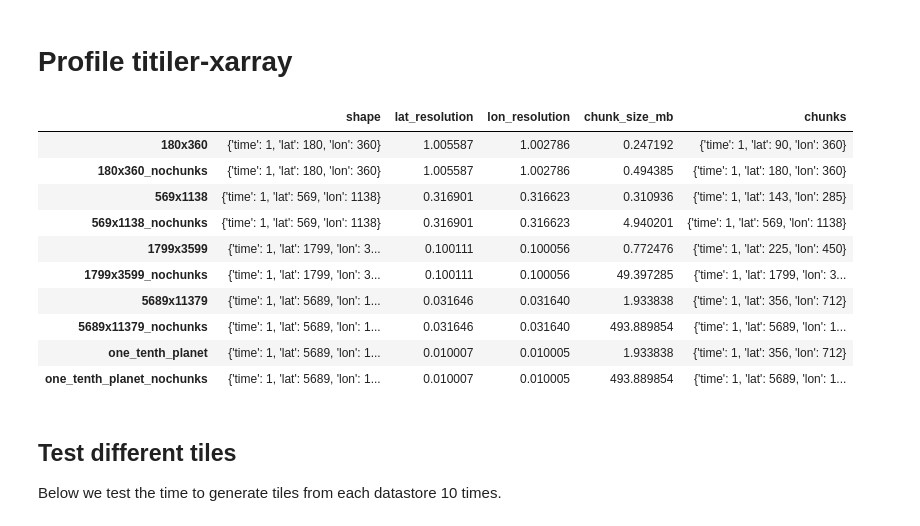
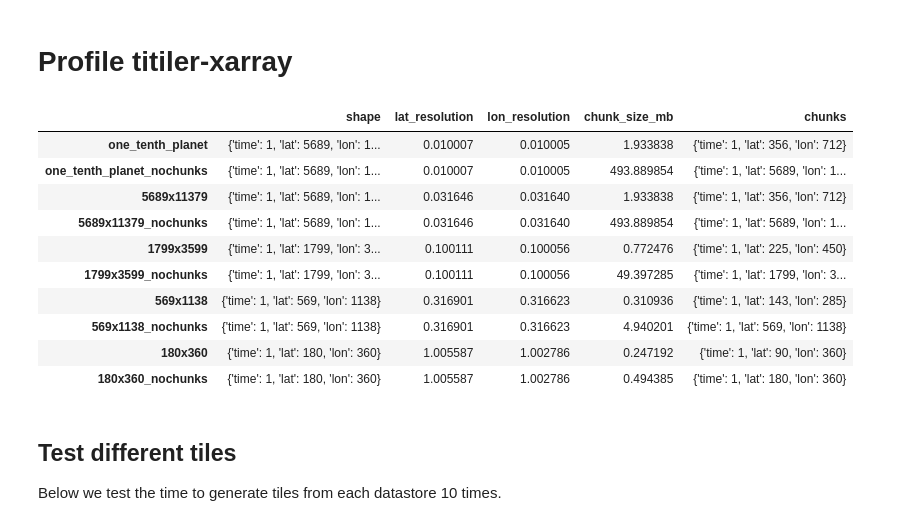
Before and after one commit to developmentseed/tile-benchmarking, a Jupyter notebook: profiling/fake-data-profiling.ipynb, the cells around one changed output. Drawn from its saved outputs; the diff is of its cells as text; code cells hidden in the pictures.

```diff
--- a/profiling/fake-data-profiing.ipynb
+++ b/profiling/fake-data-profiling.ipynb
@@ -63,20 +63,22 @@ for shape in shapes:
     ds_nochunk_specs = zarr_helpers.get_dataset_specs(key, nochunk_store_dir, variable, ds_nochunk)
     datastores[key] = ds_nochunk_specs
 # %%
-df = pd.DataFrame.from_dict(datastores, orient='index')
-df.drop(columns=['collection_name', 'variable', 'source', 'dtype', 'number_coord_chunks', 'compression'])
+datastores_df = pd.DataFrame.from_dict(datastores, orient='index')
+datastores_df.drop(
+    columns=['collection_name', 'variable', 'source', 'dtype', 'number_coord_chunks', 'compression']
+).sort_values('lat_resolution')
 # %% [output]
 |  | shape | lat_resolution | lon_resolution | chunk_size_mb | chunks |
+| one_tenth_planet | {'time': 1, 'lat': 5689, 'lon': 1... | 0.010007 | 0.010005 | 1.933838 | {'time': 1, 'lat': 356, 'lon': 712} |
+| one_tenth_planet_nochunks | {'time': 1, 'lat': 5689, 'lon': 1... | 0.010007 | 0.010005 | 493.889854 | {'time': 1, 'lat': 5689, 'lon': 1... |
+| 5689x11379 | {'time': 1, 'lat': 5689, 'lon': 1... | 0.031646 | 0.031640 | 1.933838 | {'time': 1, 'lat': 356, 'lon': 712} |
+| 5689x11379_nochunks | {'time': 1, 'lat': 5689, 'lon': 1... | 0.031646 | 0.031640 | 493.889854 | {'time': 1, 'lat': 5689, 'lon': 1... |
+| 1799x3599 | {'time': 1, 'lat': 1799, 'lon': 3... | 0.100111 | 0.100056 | 0.772476 | {'time': 1, 'lat': 225, 'lon': 450} |
+| 1799x3599_nochunks | {'time': 1, 'lat': 1799, 'lon': 3... | 0.100111 | 0.100056 | 49.397285 | {'time': 1, 'lat': 1799, 'lon': 3... |
+| 569x1138 | {'time': 1, 'lat': 569, 'lon': 1138} | 0.316901 | 0.316623 | 0.310936 | {'time': 1, 'lat': 143, 'lon': 285} |
+| 569x1138_nochunks | {'time': 1, 'lat': 569, 'lon': 1138} | 0.316901 | 0.316623 | 4.940201 | {'time': 1, 'lat': 569, 'lon': 1138} |
 | 180x360 | {'time': 1, 'lat': 180, 'lon': 360} | 1.005587 | 1.002786 | 0.247192 | {'time': 1, 'lat': 90, 'lon': 360} |
 | 180x360_nochunks | {'time': 1, 'lat': 180, 'lon': 360} | 1.005587 | 1.002786 | 0.494385 | {'time': 1, 'lat': 180, 'lon': 360} |
-| 569x1138 | {'time': 1, 'lat': 569, 'lon': 1138} | 0.316901 | 0.316623 | 0.310936 | {'time': 1, 'lat': 143, 'lon': 285} |
-| 569x1138_nochunks | {'time': 1, 'lat': 569, 'lon': 1138} | 0.316901 | 0.316623 | 4.940201 | {'time': 1, 'lat': 569, 'lon': 1138} |
-| 1799x3599 | {'time': 1, 'lat': 1799, 'lon': 3... | 0.100111 | 0.100056 | 0.772476 | {'time': 1, 'lat': 225, 'lon': 450} |
-| 1799x3599_nochunks | {'time': 1, 'lat': 1799, 'lon': 3... | 0.100111 | 0.100056 | 49.397285 | {'time': 1, 'lat': 1799, 'lon': 3... |
-| 5689x11379 | {'time': 1, 'lat': 5689, 'lon': 1... | 0.031646 | 0.031640 | 1.933838 | {'time': 1, 'lat': 356, 'lon': 712} |
-| 5689x11379_nochunks | {'time': 1, 'lat': 5689, 'lon': 1... | 0.031646 | 0.031640 | 493.889854 | {'time': 1, 'lat': 5689, 'lon': 1... |
-| one_tenth_planet | {'time': 1, 'lat': 5689, 'lon': 1... | 0.010007 | 0.010005 | 1.933838 | {'time': 1, 'lat': 356, 'lon': 712} |
-| one_tenth_planet_nochunks | {'time': 1, 'lat': 5689, 'lon': 1... | 0.010007 | 0.010005 | 493.889854 | {'time': 1, 'lat': 5689, 'lon': 1... |
 # %% [markdown]
 ## Test different tiles
 
```
Also changed, not shown: parts of 1 cell of this notebook, 1 other file.
